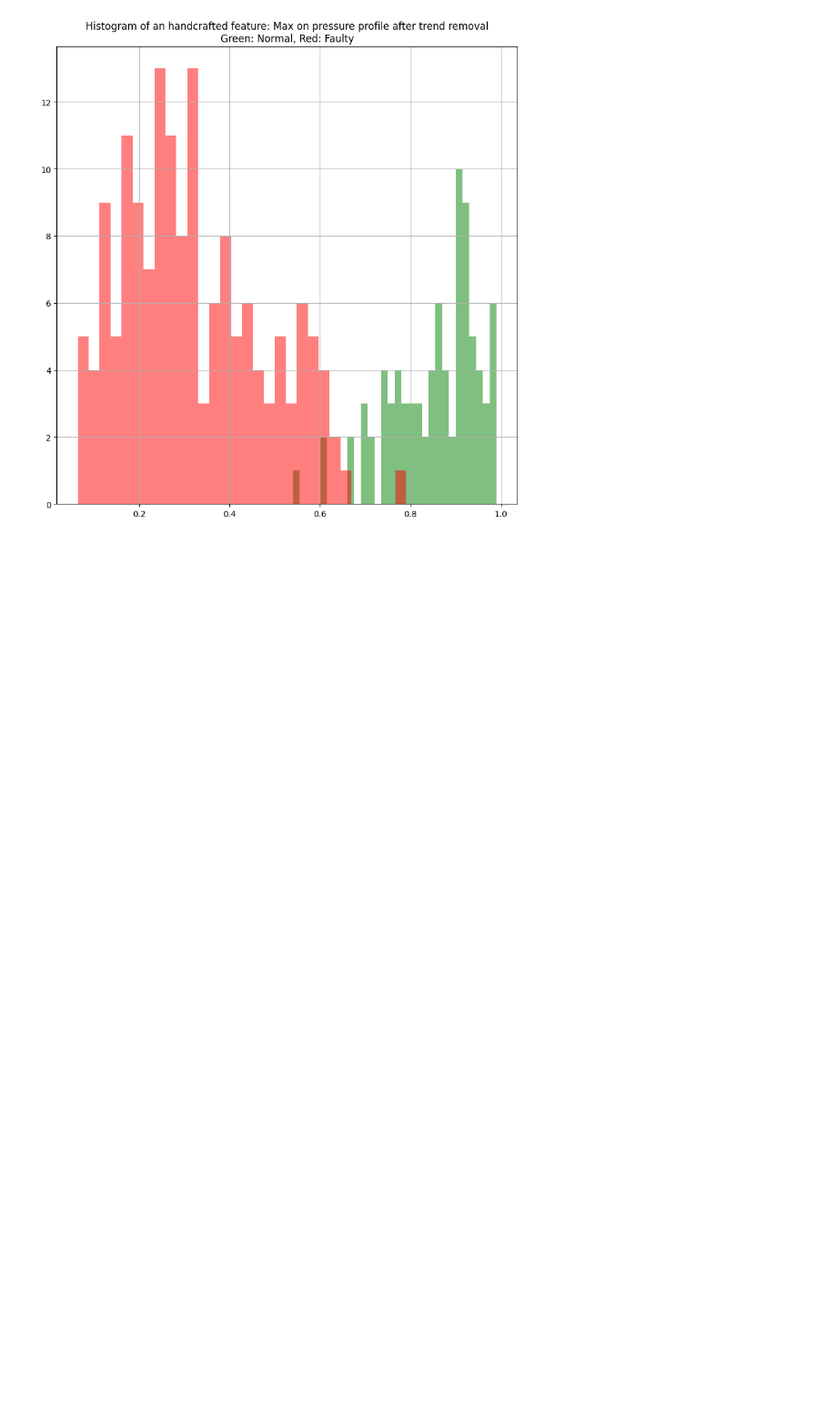
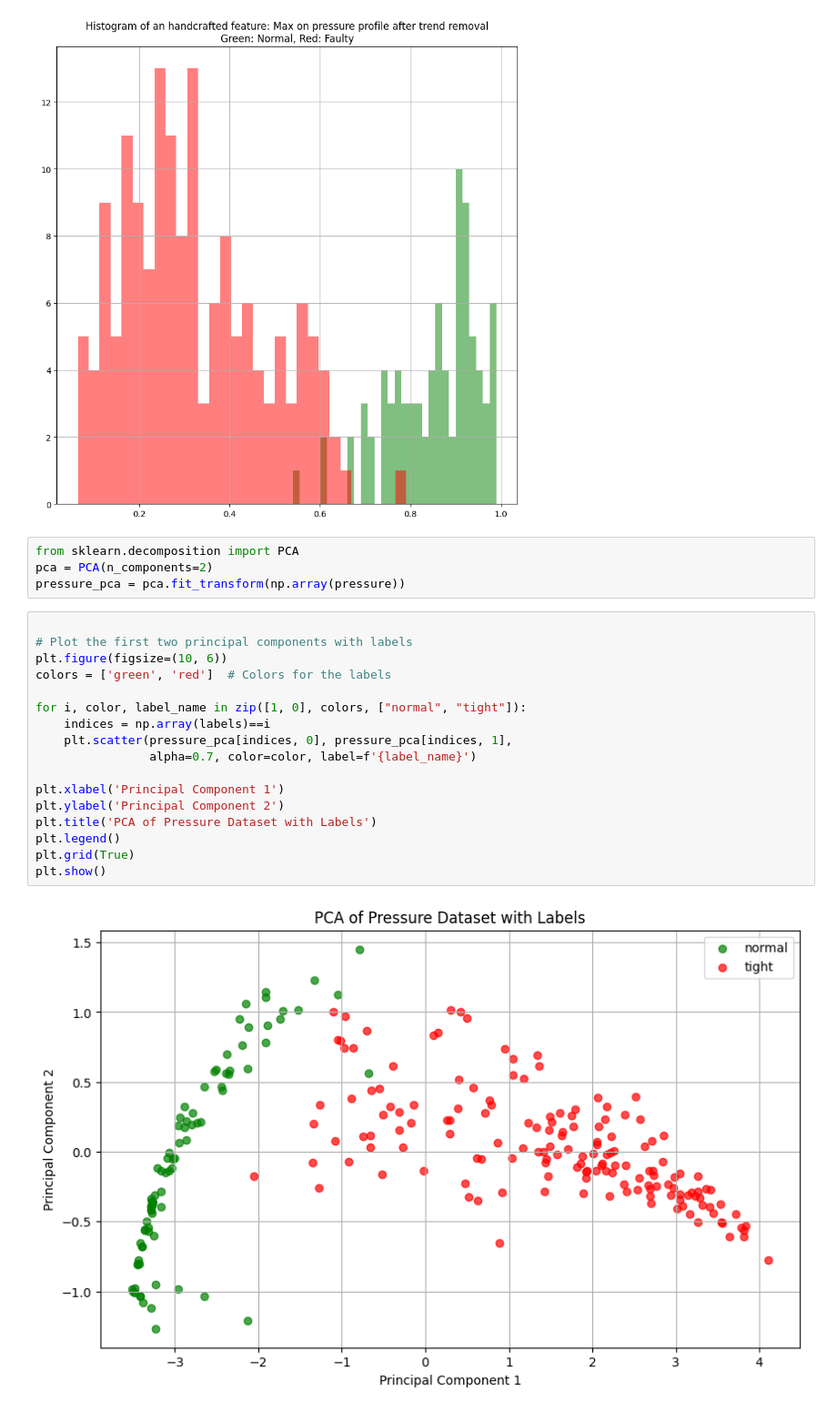
Before and after one commit to balthazarneveu/geosciences, a Jupyter notebook: TP_2/code/TP_2.ipynb, the cells around one changed output. Shown at 91% size. Drawn from its saved outputs; the diff is of its cells as text; blank space fills up the shorter version.

```diff
--- a/TP_2/code/TP_2.ipynb
+++ b/TP_2/code/TP_2.ipynb
@@ -59,3 +59,26 @@ plt.grid()
 plt.show()
 # %% [output]
 [figure]
+# %%
+from sklearn.decomposition import PCA
+pca = PCA(n_components=2)
+pressure_pca = pca.fit_transform(np.array(pressure))
+# %%
+
+# Plot the first two principal components with labels
+plt.figure(figsize=(10, 6))
+colors = ['green', 'red']  # Colors for the labels
+
+for i, color, label_name in zip([1, 0], colors, ["normal", "tight"]):
+    indices = np.array(labels)==i
+    plt.scatter(pressure_pca[indices, 0], pressure_pca[indices, 1],
+                alpha=0.7, color=color, label=f'{label_name}')
+
+plt.xlabel('Principal Component 1')
+plt.ylabel('Principal Component 2')
+plt.title('PCA of Pressure Dataset with Labels')
+plt.legend()
+plt.grid(True)
+plt.show()
+# %% [output]
+[figure, added]
```
Also changed, not shown: parts of 1 cell of this notebook, 7 other files.
